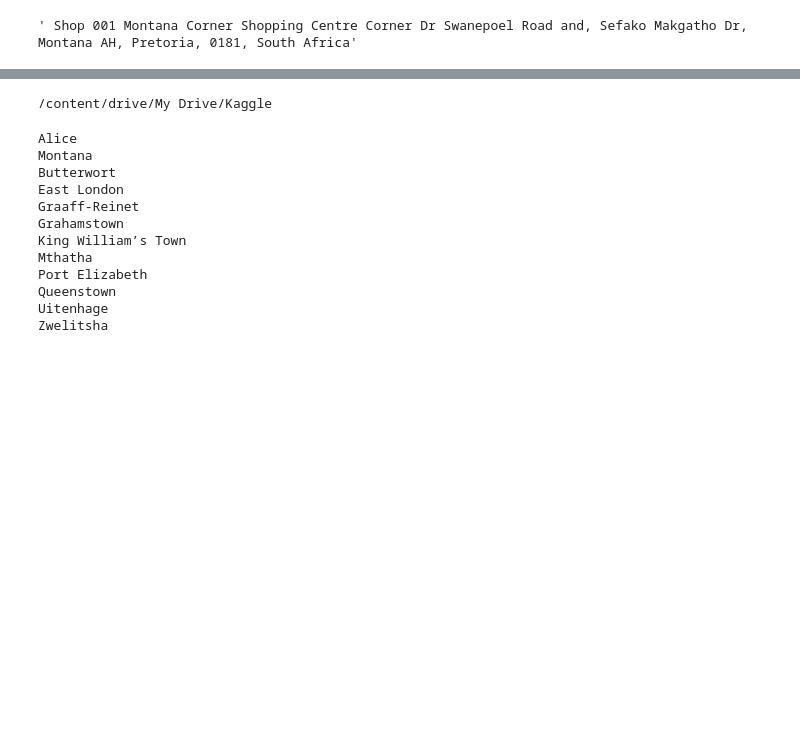
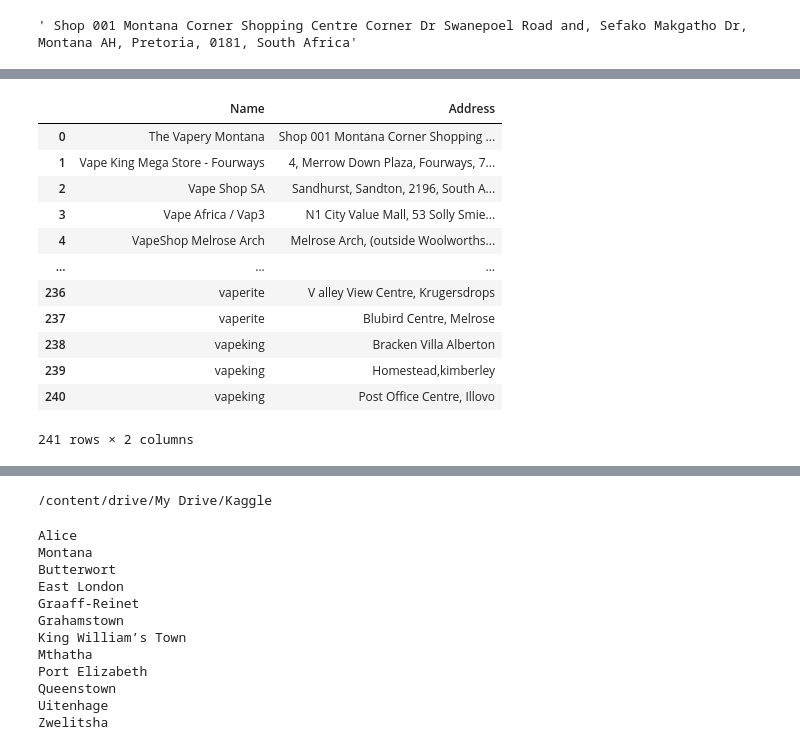
Before and after one commit to hargbholarhan/Creatify, a Jupyter notebook: Untitled1.ipynb, the cells around one changed output, grey strips where cells are left out. Saved outputs shown, nothing was run; the diff lists cells and outputs as text; code cells hidden in the pictures; blank space fills up the shorter version.

```diff
--- a/Untitled1.ipynb
+++ b/Untitled1.ipynb
@@ -290,3 +279,20 @@ datar.to_csv('datar.csv')
+# %%
+data_new = data_new[['Name', 'Address']]
+data_new
+# %% [output]
+|  | Name | Address |
+| 0 | The Vapery Montana | Shop 001 Montana Corner Shopping ... |
+| 1 | Vape King Mega Store - Fourways | 4, Merrow Down Plaza, Fourways, 7... |
+| 2 | Vape Shop SA | Sandhurst, Sandton, 2196, South A... |
+| 3 | Vape Africa / Vap3 | N1 City Value Mall, 53 Solly Smie... |
+| 4 | VapeShop Melrose Arch | Melrose Arch, (outside Woolworths... |
+| ... | ... | ... |
+| 236 | vaperite | V alley View Centre, Krugersdrops |
+| 237 | vaperite | Blubird Centre, Melrose |
+| 238 | vapeking | Bracken Villa Alberton |
+| 239 | vapeking | Homestead,kimberley |
+| 240 | vapeking | Post Office Centre, Illovo |
+241 rows × 2 columns
 # %%
 datar
 # %% [output]
```
Also changed, not shown: parts of 8 cells of this notebook.
